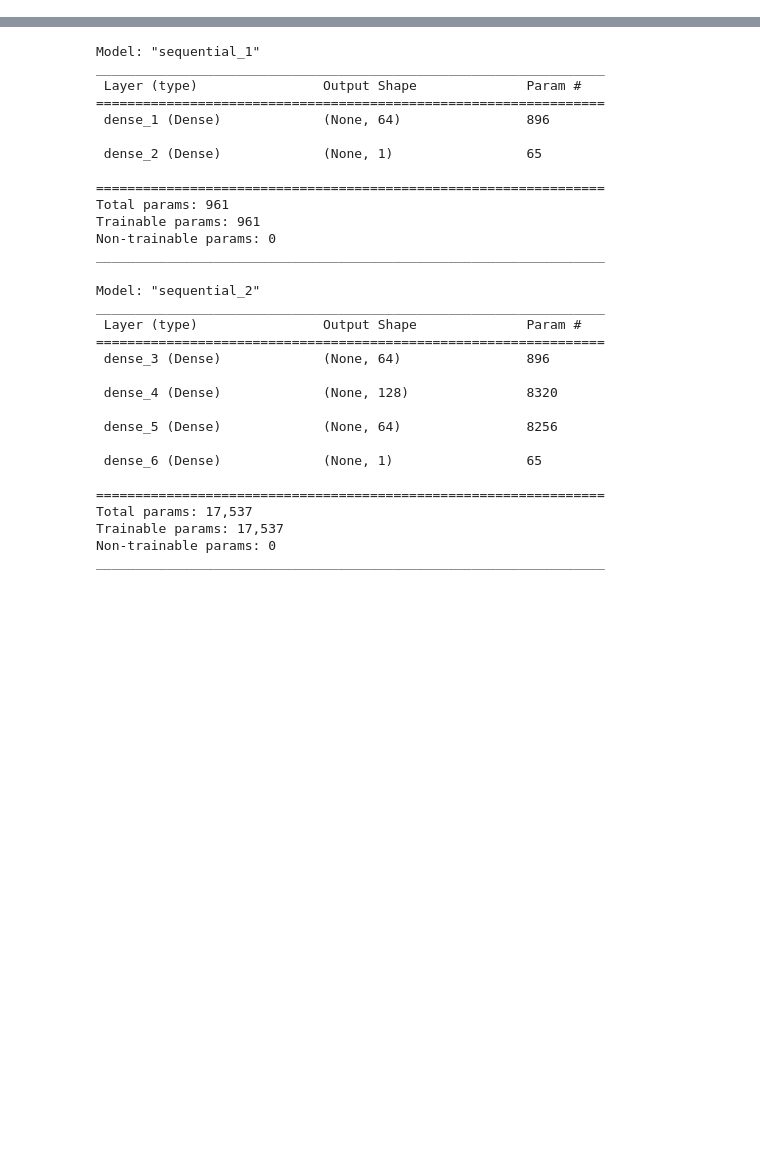
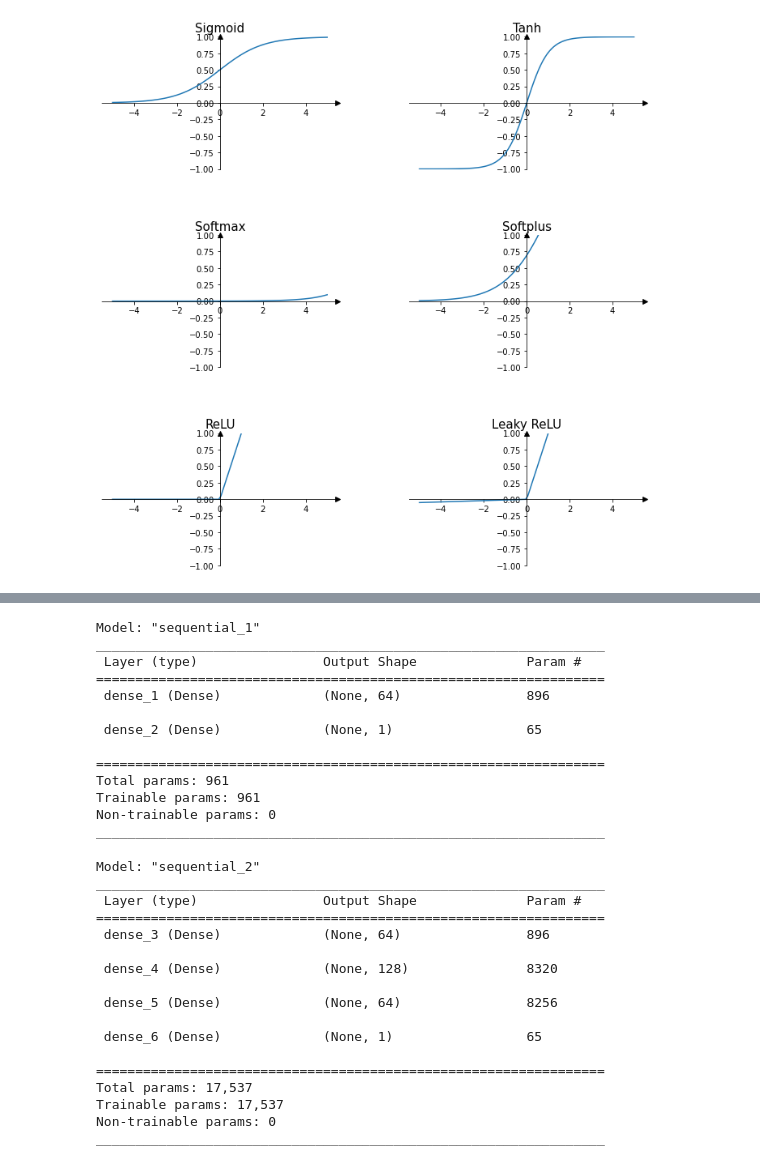
Before and after one commit to Rintaro0406/Master-Thesis, a Jupyter notebook: Theory_and_Basics/Introduction5_Keras.ipynb, the cells around one changed output, grey strips where cells are left out. Saved outputs shown, nothing was run; the diff lists cells and outputs as text; code cells hidden in the pictures; blank space fills up the shorter version.

```diff
--- a/Theory_and_Basics/Introduction5_Keras.ipynb
+++ b/Theory_and_Basics/Introduction5_Keras.ipynb
@@ -10,0 +26,34 @@
+# %%
+# Create a figure with multiple subplots
+fig, axs = plt.subplots(3, 2, figsize=(12, 12))
+fig.subplots_adjust(hspace=0.5, wspace=0.3)
+
+# List of activation functions
+activation_functions = [
+    ('Sigmoid', keras.activations.sigmoid),
+    ('Tanh', keras.activations.tanh),
+    ('Softmax', tf.nn.softmax),
+    ('Softplus', keras.activations.softplus),
+    ('ReLU', keras.activations.relu),
+    ('Leaky ReLU', keras.layers.LeakyReLU(alpha=0.01)),
+]
+
+x = np.linspace(-5, 5, 100)
+
+# Plot each activation function in a subplot
+for i, (name, activation) in enumerate(activation_functions):
+    row, col = i // 2, i % 2
+    ax = axs[row, col]
+
+    # Customize the plot for each activation function
+    ax.spines[["left", "bottom"]].set_position(("data", 0))
+    ax.spines[["top", "right"]].set_visible(False)
+    ax.plot(1, 0, ">k", transform=ax.get_yaxis_transform(), clip_on=False)
+    ax.plot(0, 1, "^k", transform=ax.get_xaxis_transform(), clip_on=False)
+    y = activation(x)
+    ax.plot(x, y)
+    ax.set_ylim([-1, 1])
+    ax.set_title(name, fontsize=15)
+plt.show()
+# %% [output]
+[figure, added]
```
Also changed, not shown: parts of 23 cells of this notebook.
